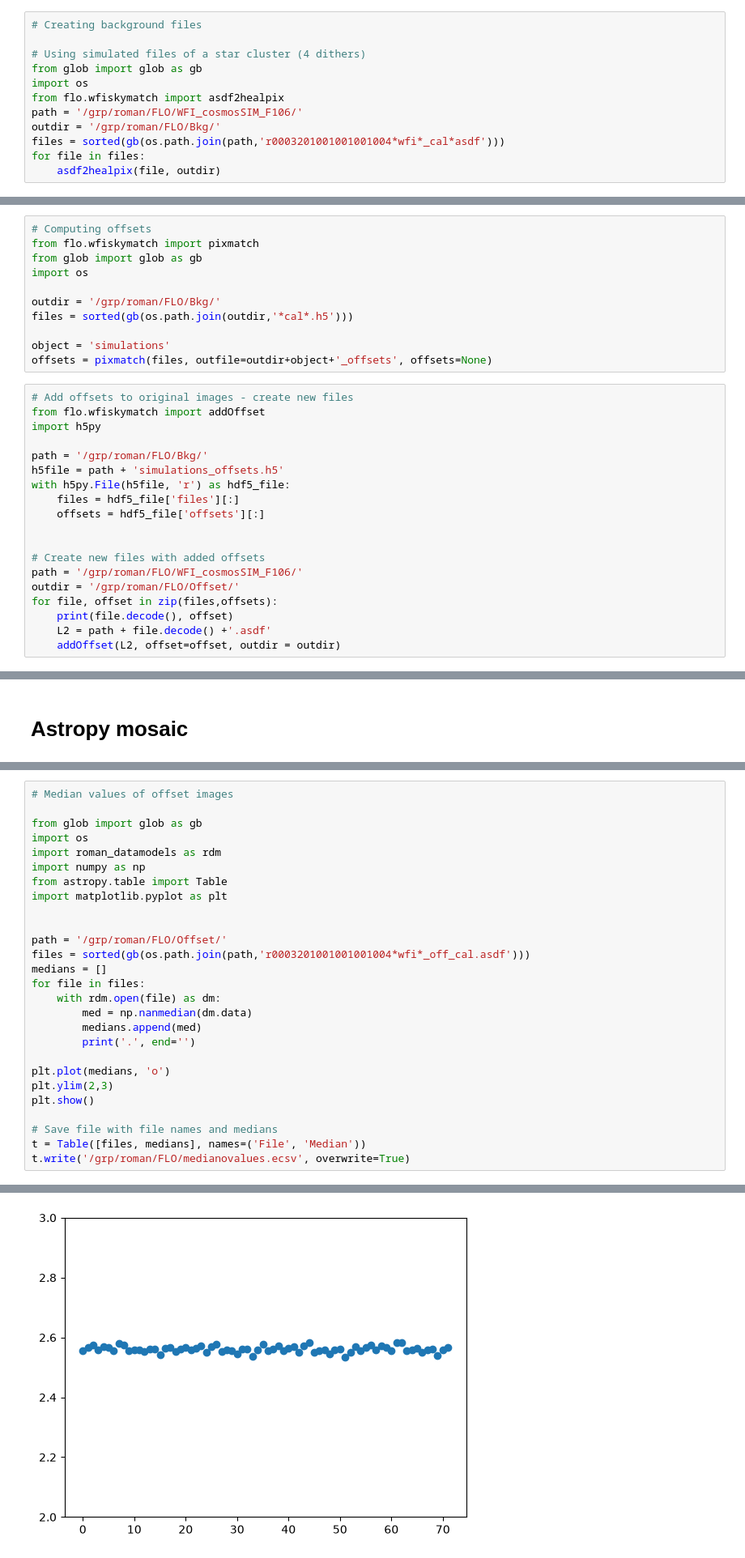
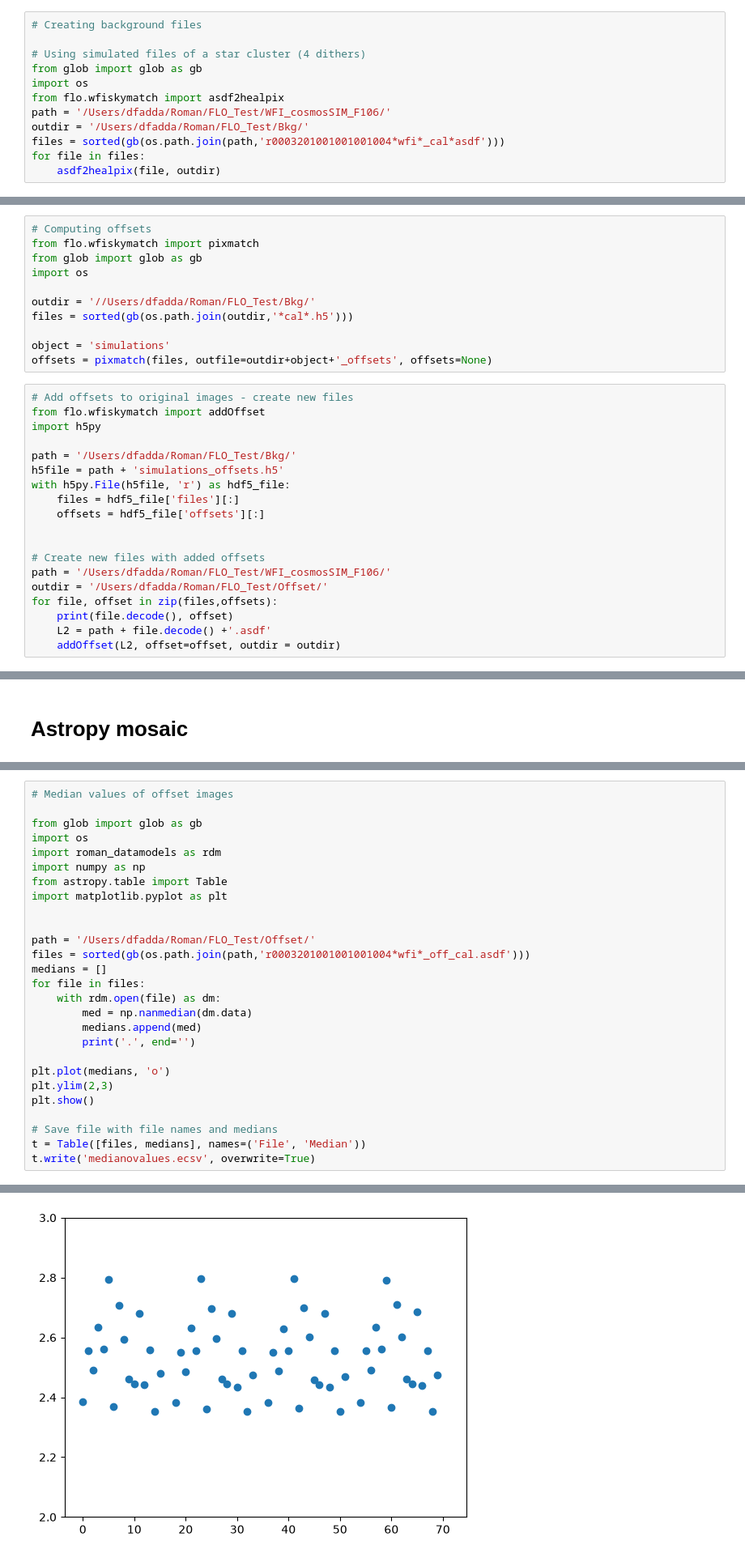
Before and after one commit to darioflute/flo, a Jupyter notebook: notebooks/MosaicComparison.ipynb, the cells around one changed output, grey strips where cells are left out. Shown at 81% size. Drawn from its saved outputs; the diff is of its cells as text.

```diff
--- a/notebooks/MosaicComparison.ipynb
+++ b/notebooks/MosaicComparison.ipynb
@@ -7,8 +7,8 @@
 from glob import glob as gb
 import os
 from flo.wfiskymatch import asdf2healpix
-path = '/grp/roman/FLO/WFI_cosmosSIM_F106/'
-outdir = '/grp/roman/FLO/Bkg/'
+path = '/Users/dfadda/Roman/FLO_Test/WFI_cosmosSIM_F106/'
+outdir = '/Users/dfadda/Roman/FLO_Test/Bkg/'
 files = sorted(gb(os.path.join(path,'r0003201001001001004*wfi*_cal*asdf')))
 for file in files:
     asdf2healpix(file, outdir)
@@ -57,7 +57,7 @@ from flo.wfiskymatch import pixmatch
 from glob import glob as gb
 import os
 
-outdir = '/grp/roman/FLO/Bkg/'
+outdir = '//Users/dfadda/Roman/FLO_Test/Bkg/'
 files = sorted(gb(os.path.join(outdir,'*cal*.h5')))
 
 object = 'simulations'
@@ -67,7 +67,7 @@ offsets = pixmatch(files, outfile=outdir+object+'_offsets', offsets=None)
 from flo.wfiskymatch import addOffset
 import h5py
 
-path = '/grp/roman/FLO/Bkg/'
+path = '/Users/dfadda/Roman/FLO_Test/Bkg/'
 h5file = path + 'simulations_offsets.h5'
 with h5py.File(h5file, 'r') as hdf5_file:
     files = hdf5_file['files'][:]
@@ -75,8 +75,8 @@ with h5py.File(h5file, 'r') as hdf5_file:
 
 
 # Create new files with added offsets
-path = '/grp/roman/FLO/WFI_cosmosSIM_F106/'
-outdir = '/grp/roman/FLO/Offset/'
+path = '/Users/dfadda/Roman/FLO_Test/WFI_cosmosSIM_F106/'
+outdir = '/Users/dfadda/Roman/FLO_Test/Offset/'
 for file, offset in zip(files,offsets):
     print(file.decode(), offset)
     L2 = path + file.decode() +'.asdf'
@@ -287,30 +289,30 @@ No.    Name      Ver    Type      Cards   Dimensions   Format
 # %%
 # Median values of offset images
 
 from glob import glob as gb
 import os
 import roman_datamodels as rdm
 import numpy as np
 from astropy.table import Table
 import matplotlib.pyplot as plt
 
 
-path = '/grp/roman/FLO/Offset/'
+path = '/Users/dfadda/Roman/FLO_Test/Offset/'
 files = sorted(gb(os.path.join(path,'r0003201001001001004*wfi*_off_cal.asdf')))
 medians = []
 for file in files:
     with rdm.open(file) as dm:
         med = np.nanmedian(dm.data)
         medians.append(med)
         print('.', end='')
 
 plt.plot(medians, 'o')
 plt.ylim(2,3)
 plt.show()
 
 # Save file with file names and medians
 t = Table([files, medians], names=('File', 'Median'))
-t.write('/grp/roman/FLO/medianovalues.ecsv', overwrite=True)
+t.write('medianovalues.ecsv', overwrite=True)
 # %% [output]
 ........................................................................
-[figure, old version]
+[figure, new version]
```
Also changed, not shown: parts of 14 cells of this notebook.
